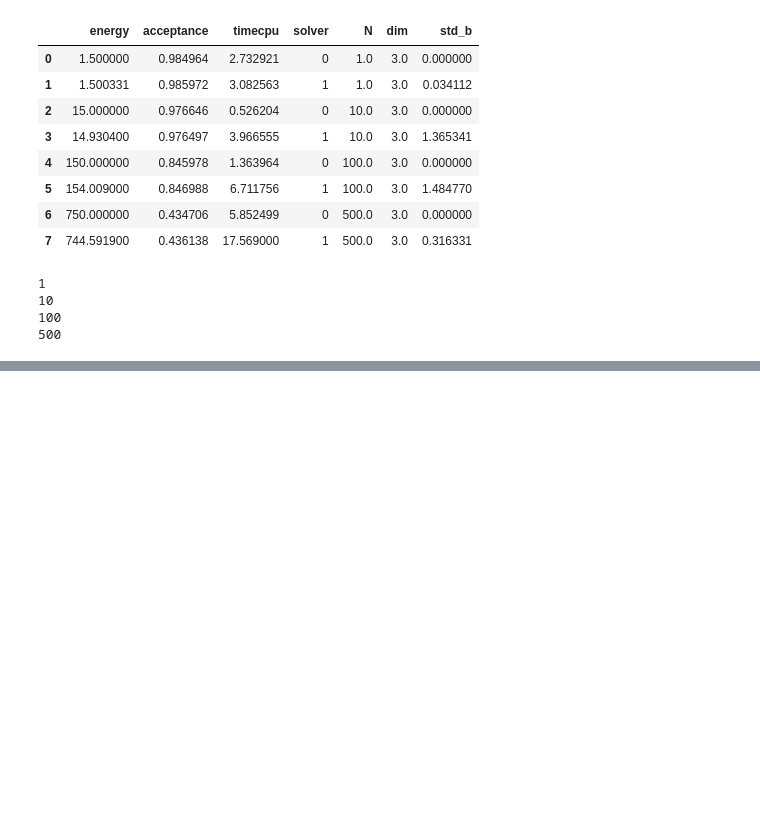
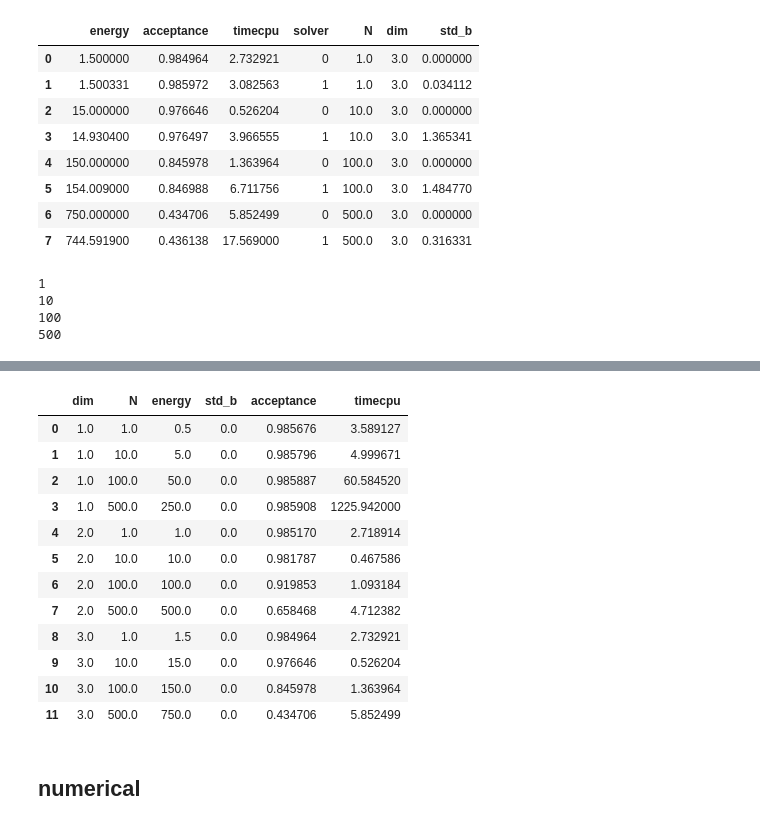
Before and after one commit to fridafu/FYS4411, a Jupyter notebook: results/plottingandtables.ipynb, the cells around one changed output, grey strips where cells are left out. Drawn from its saved outputs; the diff is of its cells as text; code cells hidden in the pictures; blank space fills up the shorter version.

```diff
--- a/results/plottingandtables.ipynb
+++ b/results/plottingandtables.ipynb
@@ -560,0 +618,2 @@ d2main = add_block(d2main,d2en,no)
+# %%
+d2main = col_on_me(d2main)
@@ -560,0 +629,2 @@ d2main = add_block(d2main,d2en,no)
+# %%
+d2mainan = d2main[d2main.solver==0]
@@ -560,0 +667,22 @@ d2main = add_block(d2main,d2en,no)
+# %%
+an  = pd.concat([mainsolveran,d2mainan,d3mainan],ignore_index=True)
+# %%
+an = an.drop(['solver'],axis=1)
+# %%
+an
+# %% [output]
+|  | dim | N | energy | std_b | acceptance | timecpu |
+| 0 | 1.0 | 1.0 | 0.5 | 0.0 | 0.985676 | 3.589127 |
+| 1 | 1.0 | 10.0 | 5.0 | 0.0 | 0.985796 | 4.999671 |
+| 2 | 1.0 | 100.0 | 50.0 | 0.0 | 0.985887 | 60.584520 |
+| 3 | 1.0 | 500.0 | 250.0 | 0.0 | 0.985908 | 1225.942000 |
+| 4 | 2.0 | 1.0 | 1.0 | 0.0 | 0.985170 | 2.718914 |
+| 5 | 2.0 | 10.0 | 10.0 | 0.0 | 0.981787 | 0.467586 |
+| 6 | 2.0 | 100.0 | 100.0 | 0.0 | 0.919853 | 1.093184 |
+| 7 | 2.0 | 500.0 | 500.0 | 0.0 | 0.658468 | 4.712382 |
+| 8 | 3.0 | 1.0 | 1.5 | 0.0 | 0.984964 | 2.732921 |
+| 9 | 3.0 | 10.0 | 15.0 | 0.0 | 0.976646 | 0.526204 |
+| 10 | 3.0 | 100.0 | 150.0 | 0.0 | 0.845978 | 1.363964 |
+| 11 | 3.0 | 500.0 | 750.0 | 0.0 | 0.434706 | 5.852499 |
+# %% [markdown]
+## numerical
```
Also changed, not shown: parts of 48 cells of this notebook, 33 other files.
